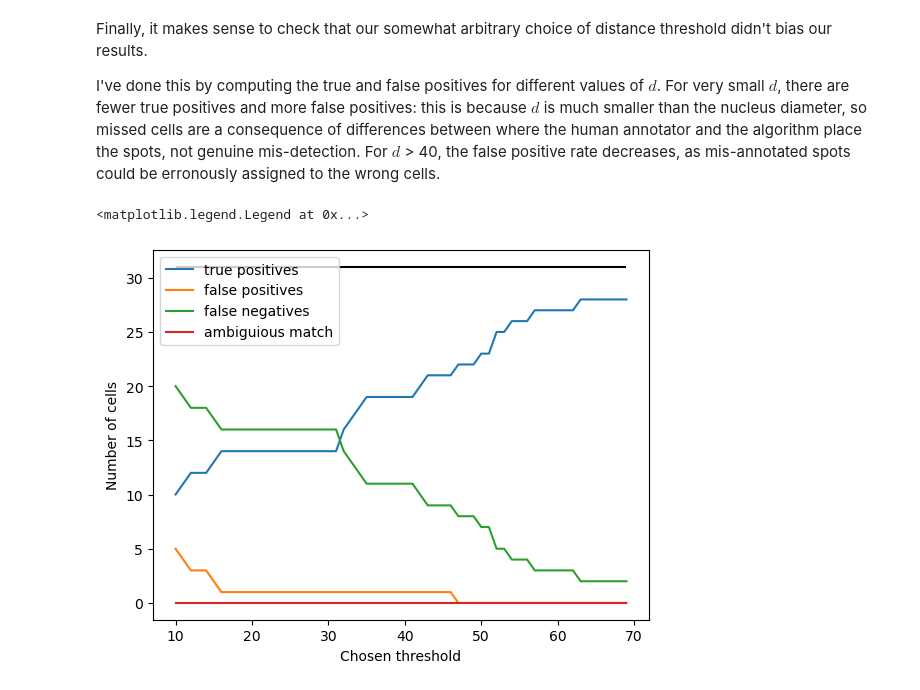
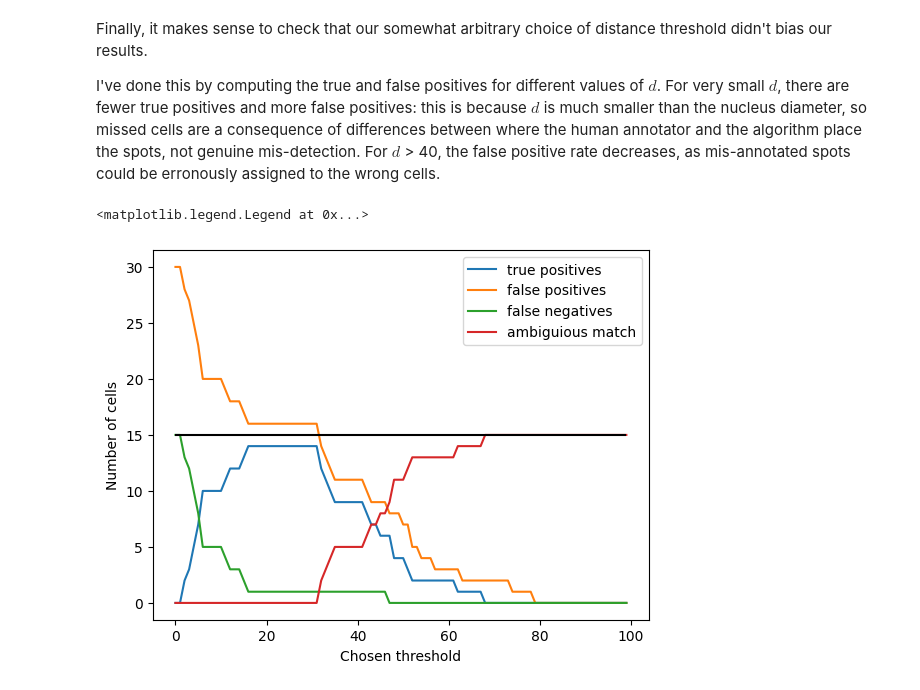
Before and after one commit to haesleinhuepf/BioImageAnalysisNotebooks, a Jupyter notebook: docs/29_algorithm_validation/validate-spot-counting.ipynb, the cells around one changed output. Drawn from its saved outputs; the diff is of its cells as text; code cells hidden in the pictures.

```diff
--- a/docs/29_algorithm_validation/validate-spot-counting.ipynb
+++ b/docs/29_algorithm_validation/validate-spot-counting.ipynb
@@ -72,9 +74,12 @@ One could visualize the outcomes of this spot detection in 3d using napari:
 We can now compute the distances between ground truth (manually annotated) centroids. We do this by generating a distance matrix in pyclesperanto: each row and column represents one detected cell, and the distance is represented by the value in the grid entry/colour intensity, in the graphic below.
 # %%
 distance_matrix_of_actual_cells = cle.generate_distance_matrix(annotations.T, annotations.T)
-distance_matrix = cle.generate_distance_matrix(detected_spots, annotations.T)
+distance_matrix = cle.generate_distance_matrix(annotations.T, detected_spots)
 
-plt.imshow(distance_matrix_of_actual_cells)
+plt.imshow(distance_matrix)
+plt.xlabel('Annotated cell centers')
+plt.ylabel('Detected cell centers')
+plt.title('Distance matrix of detected cell centers to actual cell centers')
 plt.colorbar()
 # %% [output]
 <matplotlib.colorbar.Colorbar at 0x...>
@@ -116,15 +121,10 @@ We can now count true and false positive cells. If our spot detection was perfec
 From this we can calculate F1 score.
 # %%
 def compute_true_positives(distance_matrix, thresh):
-    dist_mat = cle.push(distance_matrix)
-    count_matrix = dist_mat < thresh
+    distance_matrix = distance_matrix[1:,1:] # get rid of background
+    count_matrix = distance_matrix < thresh
 
-    # we do not want to count background as a close-by object
-    cle.set_column(count_matrix, 0, 0)
-    cle.set_row(count_matrix, 0, 0)
-
-    detected = np.asarray(cle.maximum_y_projection(count_matrix))[0, 1:]
-    # [0, 1:] is necessary to get rid of the first column which corresponds to background
+    detected = np.asarray(cle.sum_y_projection(count_matrix))
 
     # true positive detections are present exactly once in both the GT and prediction
     true_positives = sum(detected[detected==1])
@@ -136,15 +136,15 @@ def compute_true_positives(distance_matrix, thresh):
     ambiguous_matches = len(detected[detected>1])
 
     # finally, to detect false positives, we want to identify any cells present in the detected spots but not GT
-    x_proj = np.asarray(cle.maximum_x_projection(count_matrix))[1:,0]
-    false_positives = len(x_proj[x_proj == 0])
+    y_proj = np.asarray(cle.minimum_x_projection(distance_matrix)).ravel() < thresh
+    false_positives = len(y_proj[y_proj == 0])
 
     return([true_positives, false_positives, false_negatives, ambiguous_matches])
 
 
 def compute_f1(metrics):
     tp, fp, fn, am = metrics
-    return((tp) / (tp + 0.5 * (fn + fp)))
+    return((tp) / (tp + 0.5 * (fn + fp + am)))
 
 print('The F1 score is: ')
 print(round(compute_f1(compute_true_positives(distance_matrix, 30)), 2))
@@ -164,33 +164,34 @@ Finally, it makes sense to check that our somewhat arbitrary choice of distance
 
 I've done this by computing the true and false positives for different values of $d$. For very small $d$, there are fewer true positives and more false positives: this is because $d$ is much smaller than the nucleus diameter, so missed cells are a consequence of differences between where the human annotator and the algorithm place the spots, not genuine mis-detection. For $d$ > 40, the false positive rate decreases, as mis-annotated spots could be erronously assigned to the wrong cells.
 # %%
+
 # after the metrics unloaded paper, I should be defining my true/false positives based on a range of values
 # not simply one arbitrary distance threshold
 
 array = []
 
-threshold_range = range(10, 70)
+threshold_range = range(0, 100)
 
-tp = distance_matrix.shape[1]
+tp = annotations.shape[0]
 
 for j in threshold_range:
     p = compute_true_positives(distance_matrix, j)
     array.append(np.array(p))
 
 plt.plot(threshold_range, np.array(array)[:, 0], label = 'true positives')
 
 plt.plot(threshold_range, np.array(array)[:, 1], label = 'false positives')
 
 plt.plot(threshold_range, np.array(array)[:, 2], label = 'false negatives')
 
 plt.plot(threshold_range, np.array(array)[:, 3], label = 'ambiguious match')
 
 plt.hlines(xmin = min(threshold_range), xmax = max(threshold_range), y = tp, color = 'k')
 
 plt.xlabel('Chosen threshold')
 plt.ylabel('Number of cells')
 
 plt.legend()
 # %% [output]
 <matplotlib.legend.Legend at 0x...>
-[figure, old version]
+[figure, new version]
```
Also changed, not shown: parts of 7 cells of this notebook.
